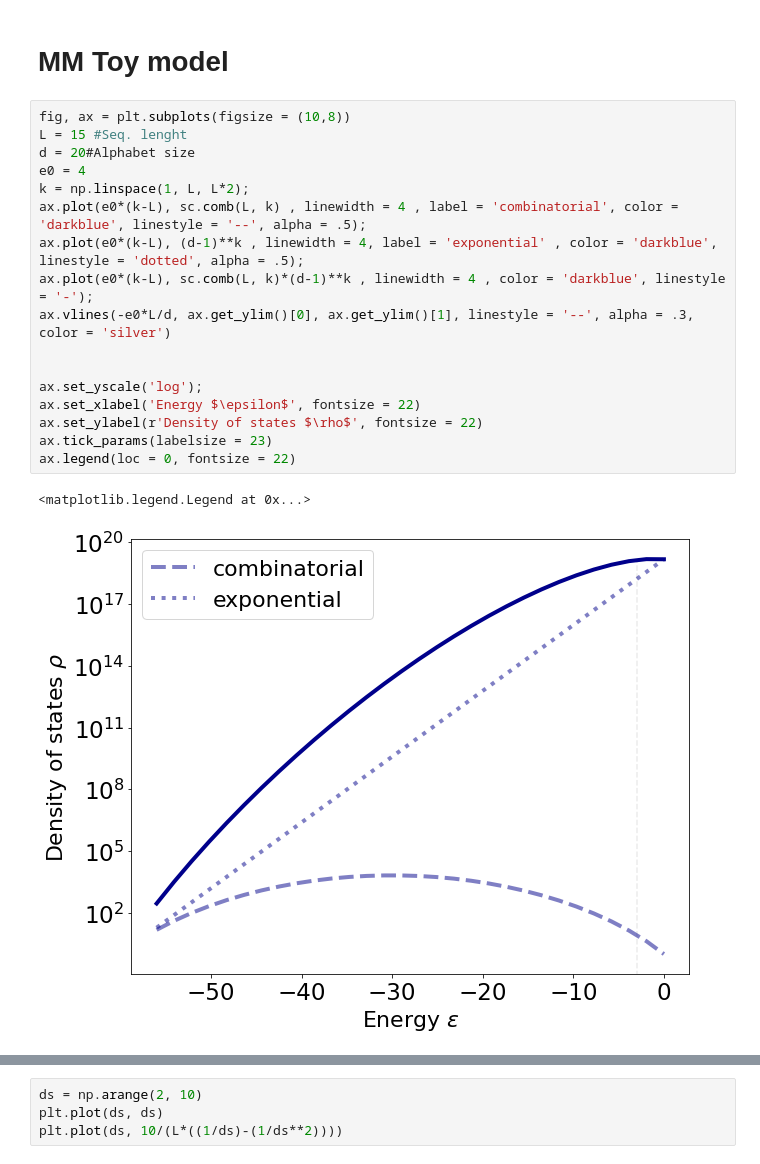
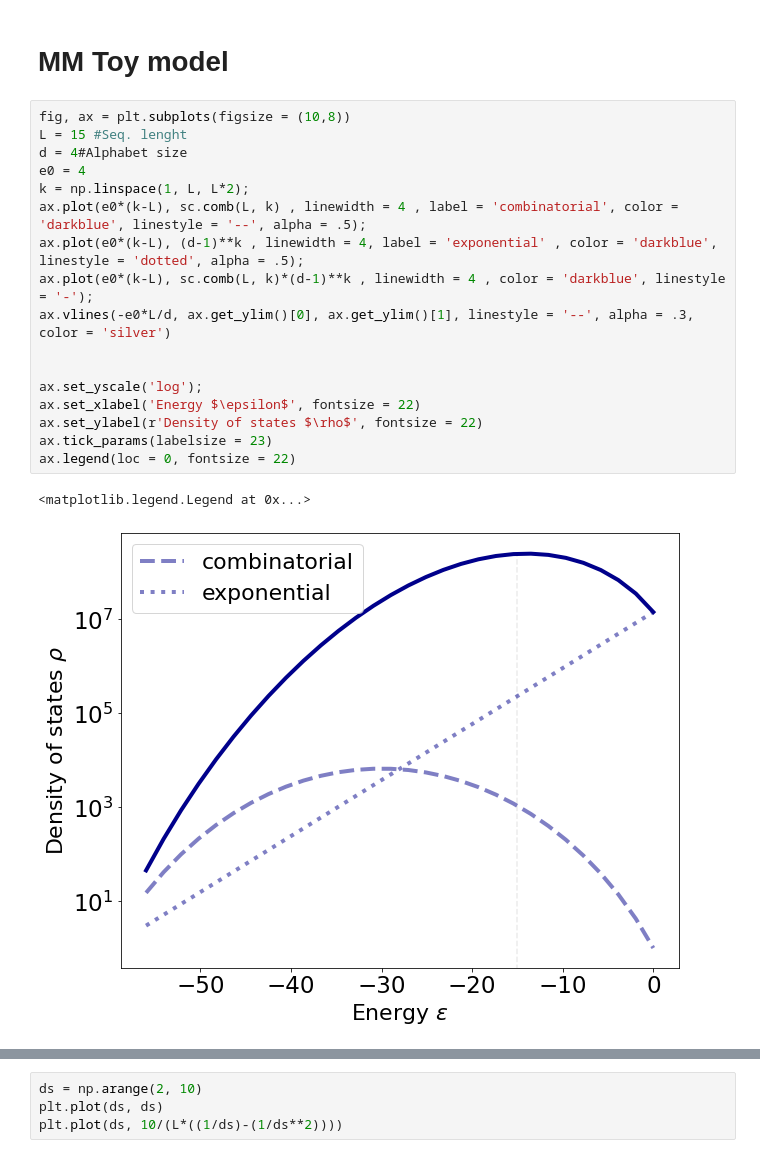
Before and after one commit to rmorantovar/Immune_System, a Jupyter notebook: Jupyter_Notebooks/5_Geometric_exponent.ipynb, the cells around one changed output, grey strips where cells are left out. Saved outputs shown, nothing was run; the diff lists cells and outputs as text.

```diff
--- a/Jupyter_Notebooks/5_Geometric_exponent.ipynb
+++ b/Jupyter_Notebooks/5_Geometric_exponent.ipynb
@@ -37,23 +37,23 @@ print('%.2e'%(2**80),'%.2e'%(len(E)))
 # %%
 fig, ax = plt.subplots(figsize = (10,8))
 L = 15 #Seq. lenght
-d = 20#Alphabet size
+d = 4#Alphabet size
 e0 = 4
 k = np.linspace(1, L, L*2);
 ax.plot(e0*(k-L), sc.comb(L, k) , linewidth = 4 , label = 'combinatorial', color = 'darkblue', linestyle = '--', alpha = .5);
 ax.plot(e0*(k-L), (d-1)**k , linewidth = 4, label = 'exponential' , color = 'darkblue', linestyle = 'dotted', alpha = .5);
 ax.plot(e0*(k-L), sc.comb(L, k)*(d-1)**k , linewidth = 4 , color = 'darkblue', linestyle = '-');
 ax.vlines(-e0*L/d, ax.get_ylim()[0], ax.get_ylim()[1], linestyle = '--', alpha = .3, color = 'silver')
 
 
 ax.set_yscale('log');
 ax.set_xlabel('Energy $\epsilon$', fontsize = 22)
 ax.set_ylabel(r'Density of states $\rho$', fontsize = 22)
 ax.tick_params(labelsize = 23)
 ax.legend(loc = 0, fontsize = 22)
 # %% [output]
 <matplotlib.legend.Legend at 0x...>
-[figure, old version]
+[figure, new version]
 # %%
 fig, ax = plt.subplots(figsize = (10,8))
 
```
Also changed, not shown: parts of 3 cells of this notebook, 3 other files.
